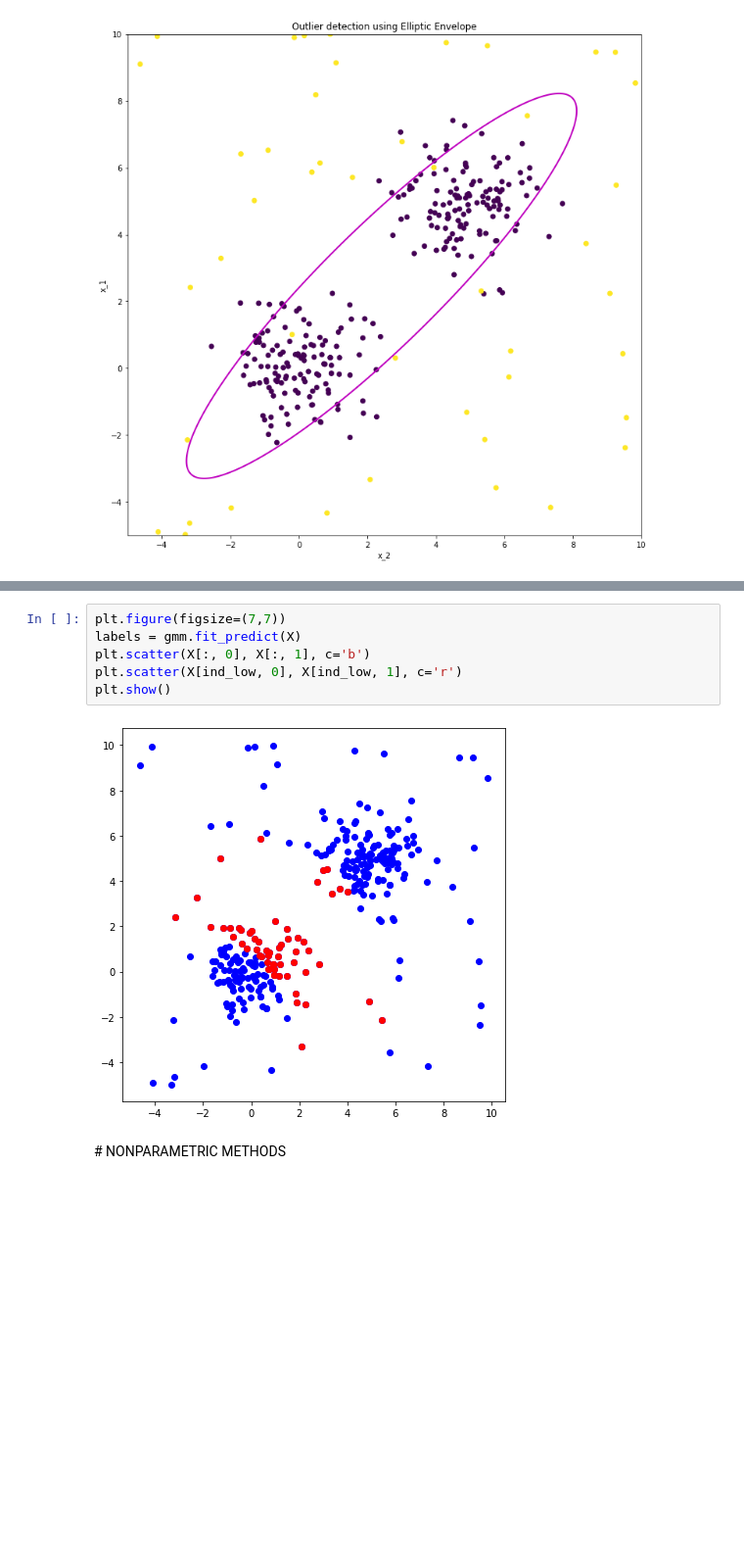
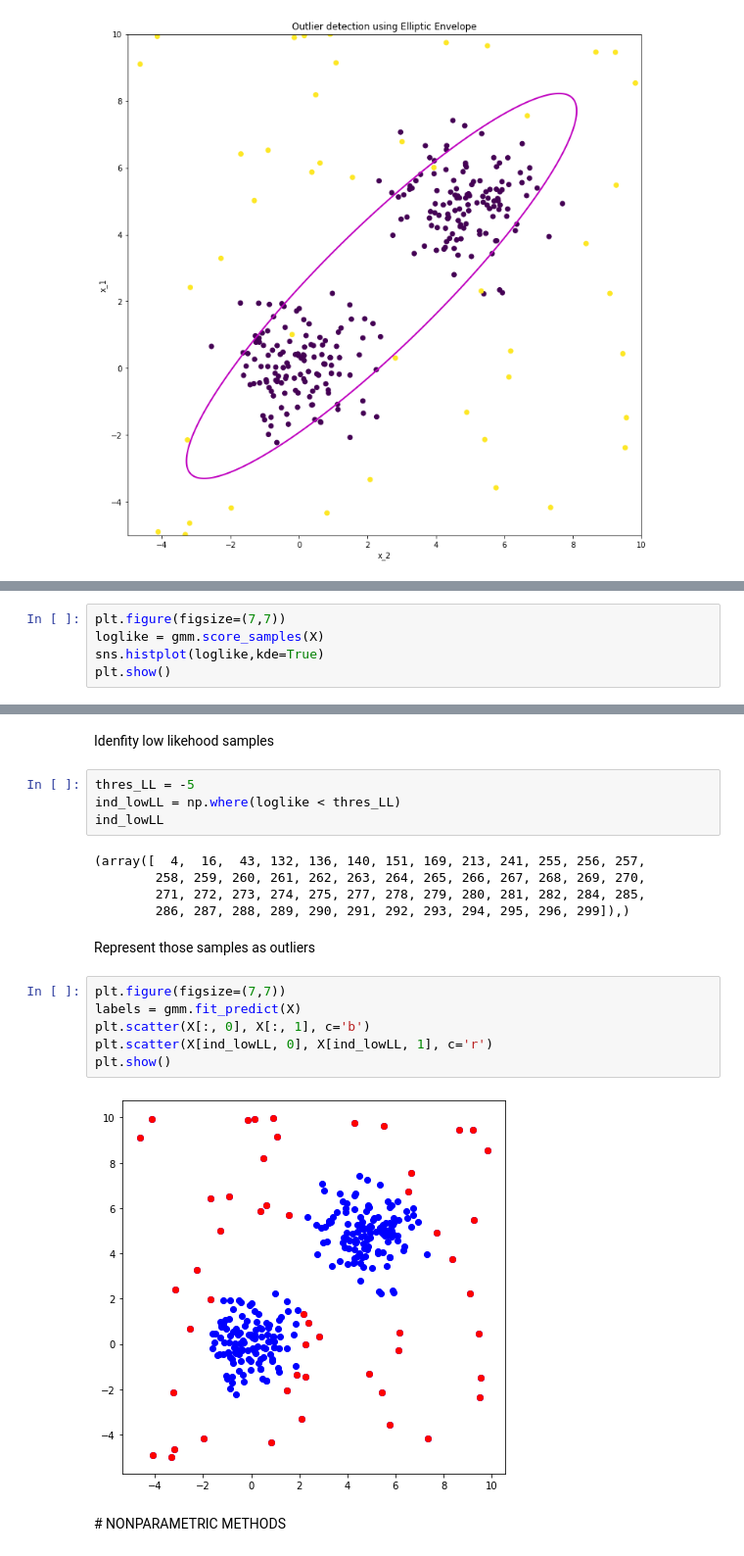
Before and after one commit to raulbenitez/OUTLIER_DETECTION, a Jupyter notebook: outlier_detection_methods.ipynb, the cells around one changed output, grey strips where cells are left out. Shown at 98% size. Drawn from its saved outputs; the diff is of its cells as text; blank space fills up the shorter version.

```diff
--- a/outlier_detection_methods.ipynb
+++ b/outlier_detection_methods.ipynb
@@ -454,0 +430,5 @@ array([3.27988114e-04, 5.52043786e-06, 2.08964676e-03, 1.65550132e-06,
+# %%
+plt.figure(figsize=(7,7))
+loglike = gmm.score_samples(X)
+sns.histplot(loglike,kde=True)
+plt.show()
@@ -455,11 +437,24 @@ array([3.27988114e-04, 5.52043786e-06, 2.08964676e-03, 1.65550132e-06,
+# %% [markdown]
+Idenfity low likehood samples
+# %%
+thres_LL = -5
+ind_lowLL = np.where(loglike < thres_LL)
+ind_lowLL
+# %% [output]
+(array([  4,  16,  43, 132, 136, 140, 151, 169, 213, 241, 255, 256, 257,
+        258, 259, 260, 261, 262, 263, 264, 265, 266, 267, 268, 269, 270,
+        271, 272, 273, 274, 275, 277, 278, 279, 280, 281, 282, 284, 285,
+        286, 287, 288, 289, 290, 291, 292, 293, 294, 295, 296, 299]),)
+# %% [markdown]
+Represent those samples as outliers
 # %%
 plt.figure(figsize=(7,7))
 labels = gmm.fit_predict(X)
 plt.scatter(X[:, 0], X[:, 1], c='b')
-plt.scatter(X[ind_low, 0], X[ind_low, 1], c='r')
+plt.scatter(X[ind_lowLL, 0], X[ind_lowLL, 1], c='r')
 plt.show()
 # %% [output]
-[figure, old version]
+[figure, new version]
 # %% [markdown]
 # NONPARAMETRIC METHODS
 # %% [markdown]
```
Also changed, not shown: parts of 21 cells of this notebook.
